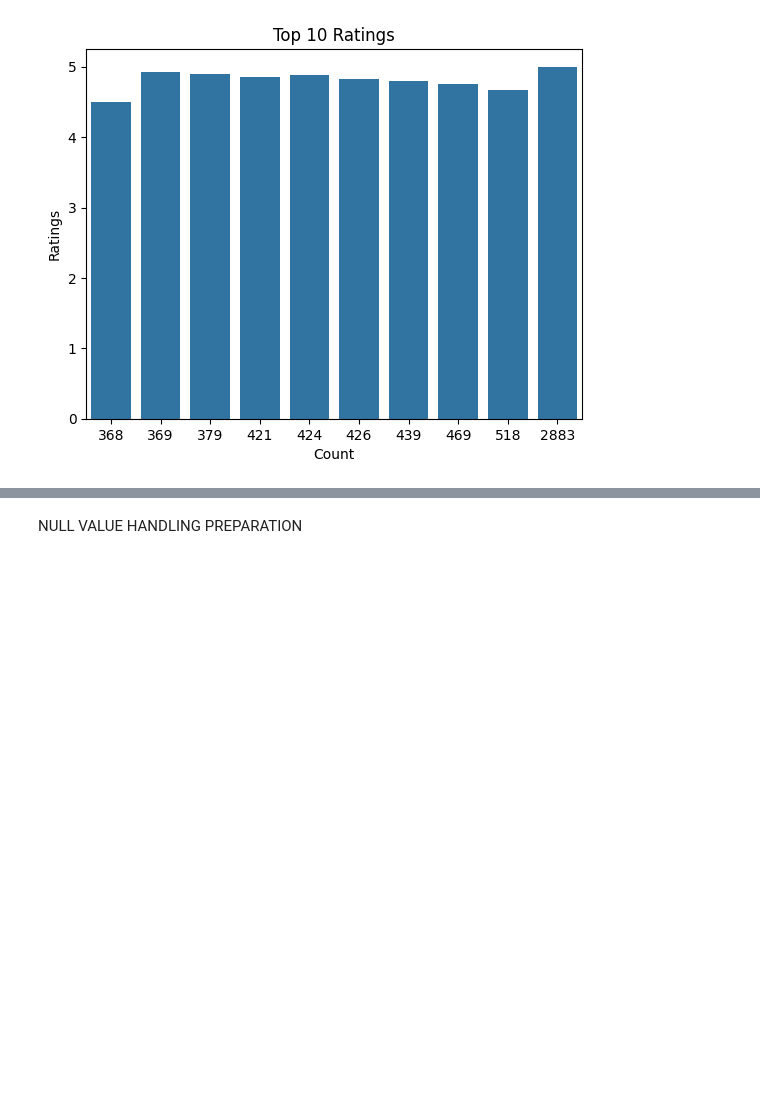
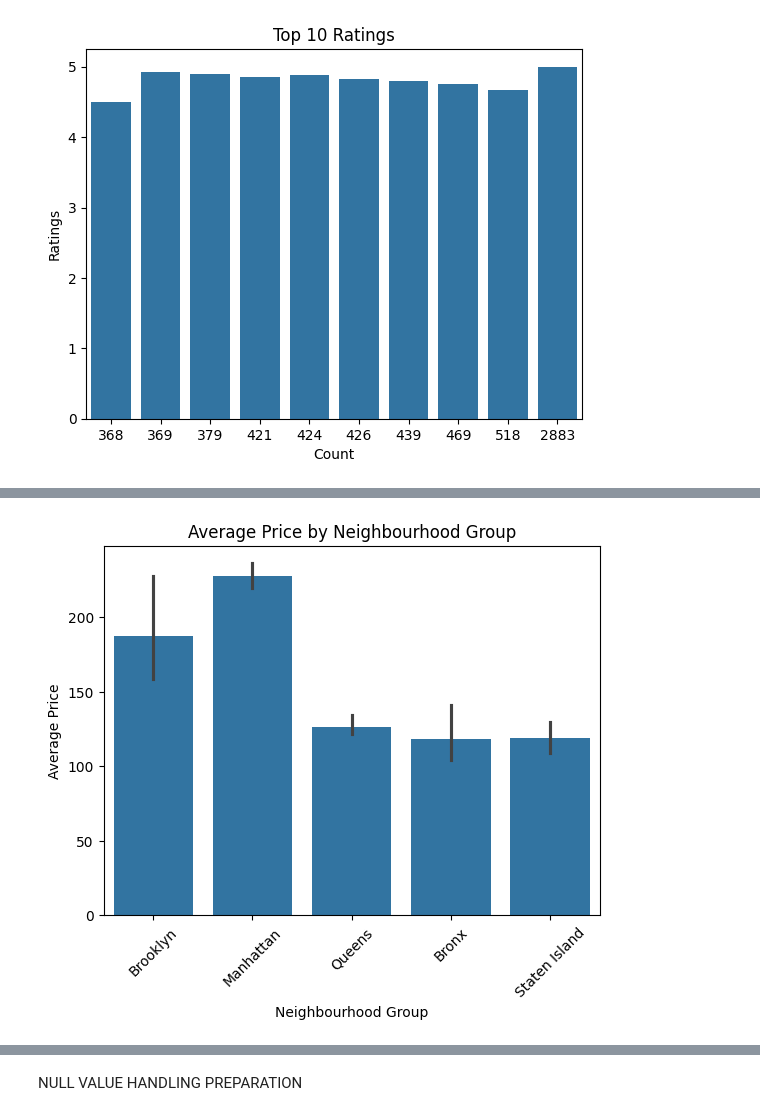
Before and after one commit to JesildaB/NEWYORK_AIRBNB_EDA-_FEATURE_ENGINEERING, a Jupyter notebook: USECASE_2_NEW.ipynb, the cells around one changed output, grey strips where cells are left out. Drawn from its saved outputs; the diff is of its cells as text; code cells hidden in the pictures; blank space fills up the shorter version.

```diff
--- a/USECASE_2_NEW.ipynb
+++ b/USECASE_2_NEW.ipynb
@@ -490,0 +536,9 @@ plt.show()
+# %%
+sns.barplot(x='neighbourhood_group', y='price', data=df)
+plt.title('Average Price by Neighbourhood Group')
+plt.ylabel('Average Price')
+plt.xlabel('Neighbourhood Group')
+plt.xticks(rotation=45)
+plt.show()
+# %% [output]
+[figure, added]
```
Also changed, not shown: parts of 29 cells of this notebook.
